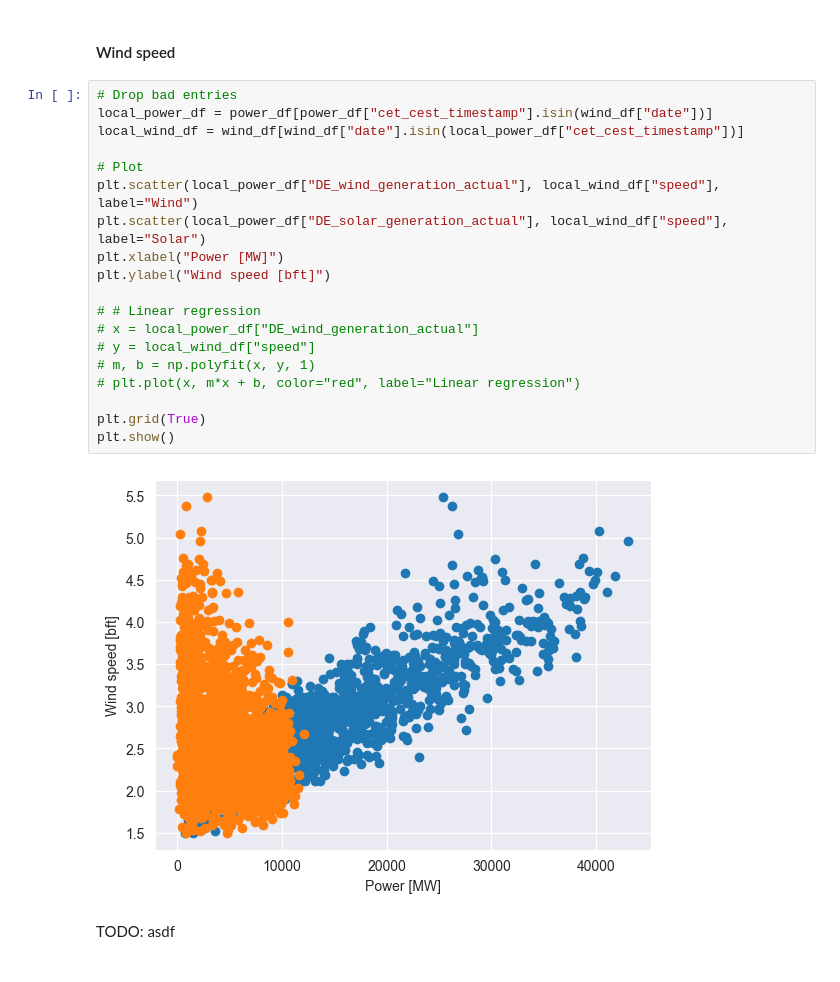
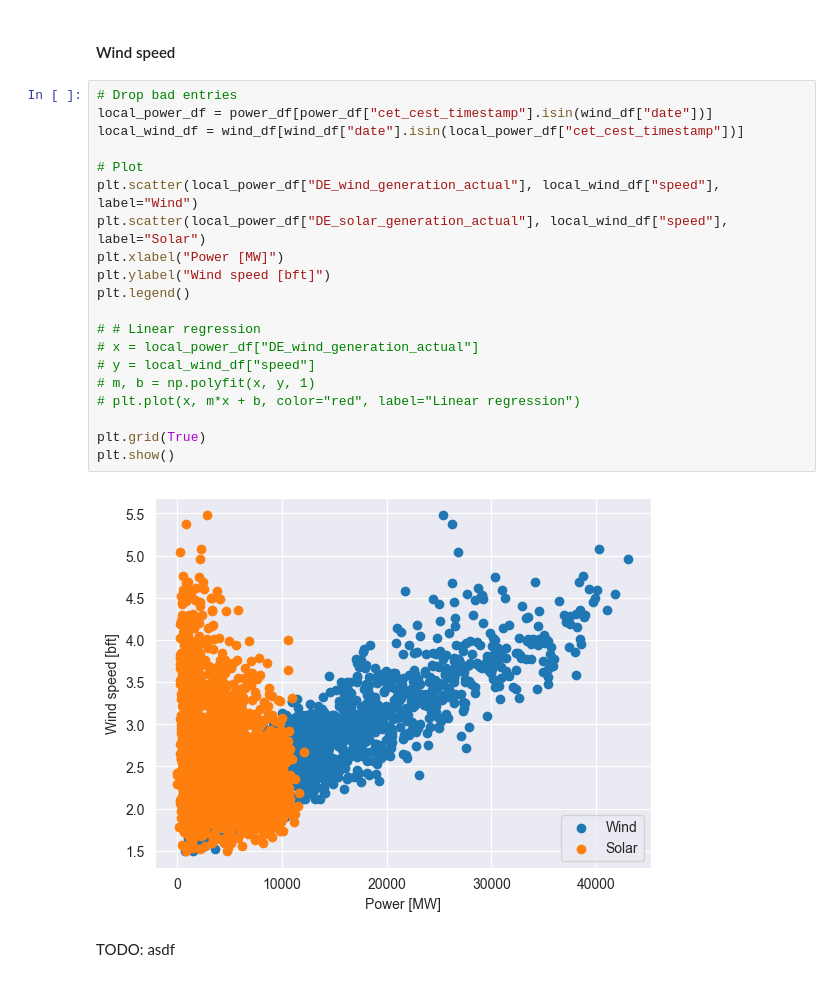
Before and after one commit to StealWonders/amse, a Jupyter notebook: project/report.ipynb, the cells around one changed output. Saved outputs shown, nothing was run; the diff lists cells and outputs as text.

```diff
--- a/project/report.ipynb
+++ b/project/report.ipynb
@@ -205,24 +245,25 @@ Todo: asdf
 # %%
 # Drop bad entries
 local_power_df = power_df[power_df["cet_cest_timestamp"].isin(wind_df["date"])]
 local_wind_df = wind_df[wind_df["date"].isin(local_power_df["cet_cest_timestamp"])]
 
 # Plot
 plt.scatter(local_power_df["DE_wind_generation_actual"], local_wind_df["speed"], label="Wind")
 plt.scatter(local_power_df["DE_solar_generation_actual"], local_wind_df["speed"], label="Solar")
 plt.xlabel("Power [MW]")
 plt.ylabel("Wind speed [bft]")
+plt.legend()
 
 # # Linear regression
 # x = local_power_df["DE_wind_generation_actual"]
 # y = local_wind_df["speed"]
 # m, b = np.polyfit(x, y, 1)
 # plt.plot(x, m*x + b, color="red", label="Linear regression")
 
 plt.grid(True)
 plt.show()
 # %% [output]
-[figure, old version]
+[figure, new version]
 # %% [markdown]
 TODO: asdf
 # %% [markdown]
```
Also changed, not shown: parts of 15 cells of this notebook.
